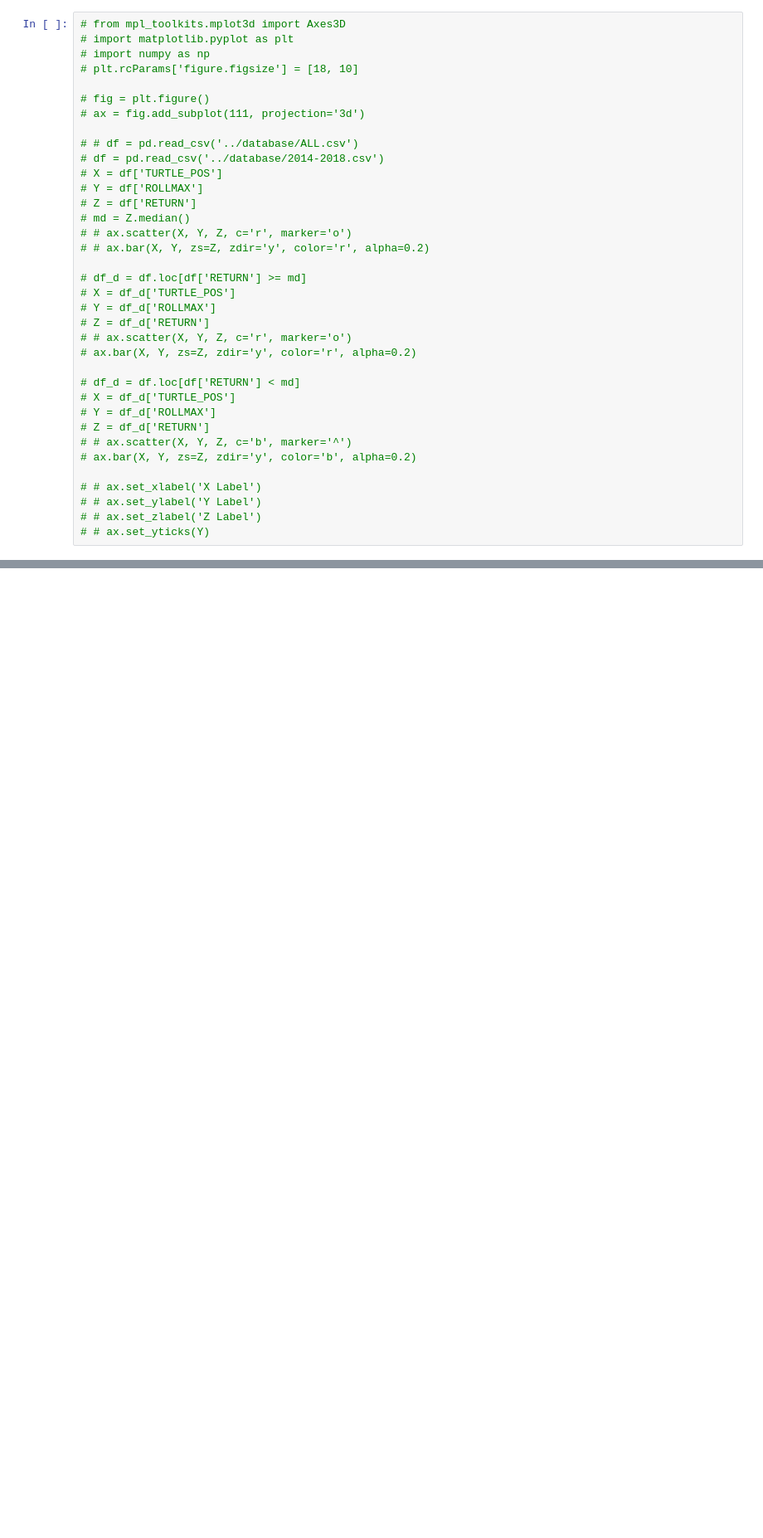
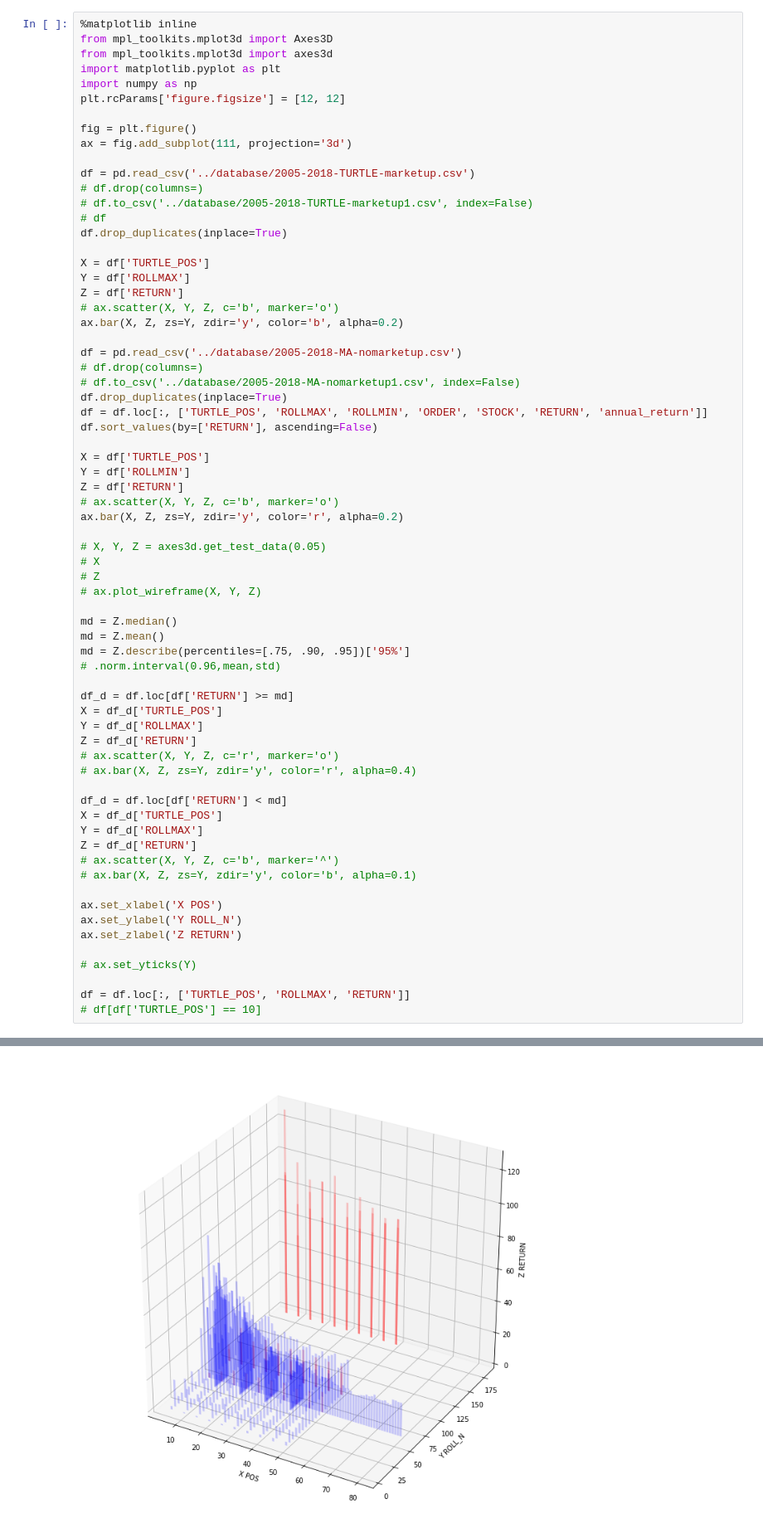
Before and after one commit to dxcv/ML4M, a Jupyter notebook: notebook/turtle_2system_common_score.ipynb, the cells around one changed output, grey strips where cells are left out. Shown at 83% size. Cells and saved outputs as stored; diff of their text form; blank space fills up the shorter version.

```diff
--- a/notebook/turtle_2system_common_score.ipynb
+++ b/notebook/turtle_2system_common_score.ipynb
@@ -582,38 +568,71 @@ ax = df.plot(kind='line', y=['RETURN'], label='RETURN', linewidth=1, grid=True)
 # show_df.tail(1).open
 # (3530.03 - 2323.43) / 2323.43
 # %%
-# from mpl_toolkits.mplot3d import Axes3D
-# import matplotlib.pyplot as plt
-# import numpy as np
-# plt.rcParams['figure.figsize'] = [18, 10]
+%matplotlib inline
+from mpl_toolkits.mplot3d import Axes3D
+from mpl_toolkits.mplot3d import axes3d
+import matplotlib.pyplot as plt
+import numpy as np
+plt.rcParams['figure.figsize'] = [12, 12]
 
-# fig = plt.figure()
-# ax = fig.add_subplot(111, projection='3d')
+fig = plt.figure()
+ax = fig.add_subplot(111, projection='3d')
 
-# # df = pd.read_csv('../database/ALL.csv')
-# df = pd.read_csv('../database/2014-2018.csv')
-# X = df['TURTLE_POS']
-# Y = df['ROLLMAX']
-# Z = df['RETURN']
-# md = Z.median()
-# # ax.scatter(X, Y, Z, c='r', marker='o')
-# # ax.bar(X, Y, zs=Z, zdir='y', color='r', alpha=0.2)
+df = pd.read_csv('../database/2005-2018-TURTLE-marketup.csv')
+# df.drop(columns=)
+# df.to_csv('../database/2005-2018-TURTLE-marketup1.csv', index=False)
+# df
+df.drop_duplicates(inplace=True)
 
-# df_d = df.loc[df['RETURN'] >= md]
-# X = df_d['TURTLE_POS']
-# Y = df_d['ROLLMAX']
-# Z = df_d['RETURN']
-# # ax.scatter(X, Y, Z, c='r', marker='o')
-# ax.bar(X, Y, zs=Z, zdir='y', color='r', alpha=0.2)
+X = df['TURTLE_POS']
+Y = df['ROLLMAX']
+Z = df['RETURN']
+# ax.scatter(X, Y, Z, c='b', marker='o')
+ax.bar(X, Z, zs=Y, zdir='y', color='b', alpha=0.2)
 
-# df_d = df.loc[df['RETURN'] < md]
-# X = df_d['TURTLE_POS']
-# Y = df_d['ROLLMAX']
-# Z = df_d['RETURN']
-# # ax.scatter(X, Y, Z, c='b', marker='^')
-# ax.bar(X, Y, zs=Z, zdir='y', color='b', alpha=0.2)
+df = pd.read_csv('../database/2005-2018-MA-nomarketup.csv')
+# df.drop(columns=)
+# df.to_csv('../database/2005-2018-MA-nomarketup1.csv', index=False)
+df.drop_duplicates(inplace=True)
+df = df.loc[:, ['TURTLE_POS', 'ROLLMAX', 'ROLLMIN', 'ORDER', 'STOCK', 'RETURN', 'annual_return']]
+df.sort_values(by=['RETURN'], ascending=False)
 
-# # ax.set_xlabel('X Label')
-# # ax.set_ylabel('Y Label')
-# # ax.set_zlabel('Z Label')
-# # ax.set_yticks(Y)
+X = df['TURTLE_POS']
+Y = df['ROLLMIN']
+Z = df['RETURN']
+# ax.scatter(X, Y, Z, c='b', marker='o')
+ax.bar(X, Z, zs=Y, zdir='y', color='r', alpha=0.2)
+
+# X, Y, Z = axes3d.get_test_data(0.05)
+# X
+# Z
+# ax.plot_wireframe(X, Y, Z)
+
+md = Z.median()
+md = Z.mean()
+md = Z.describe(percentiles=[.75, .90, .95])['95%']
+# .norm.interval(0.96,mean,std)
+
+df_d = df.loc[df['RETURN'] >= md]
+X = df_d['TURTLE_POS']
+Y = df_d['ROLLMAX']
+Z = df_d['RETURN']
+# ax.scatter(X, Y, Z, c='r', marker='o')
+# ax.bar(X, Z, zs=Y, zdir='y', color='r', alpha=0.4)
+
+df_d = df.loc[df['RETURN'] < md]
+X = df_d['TURTLE_POS']
+Y = df_d['ROLLMAX']
+Z = df_d['RETURN']
+# ax.scatter(X, Y, Z, c='b', marker='^')
+# ax.bar(X, Z, zs=Y, zdir='y', color='b', alpha=0.1)
+
+ax.set_xlabel('X POS')
+ax.set_ylabel('Y ROLL_N')
+ax.set_zlabel('Z RETURN')
+
+# ax.set_yticks(Y)
+
+df = df.loc[:, ['TURTLE_POS', 'ROLLMAX', 'RETURN']]
+# df[df['TURTLE_POS'] == 10]
+# %% [output]
@@ -619,0 +661 @@ ax = df.plot(kind='line', y=['RETURN'], label='RETURN', linewidth=1, grid=True)
+[figure, added]
```
Also changed, not shown: parts of 7 cells of this notebook, 2 other files.
